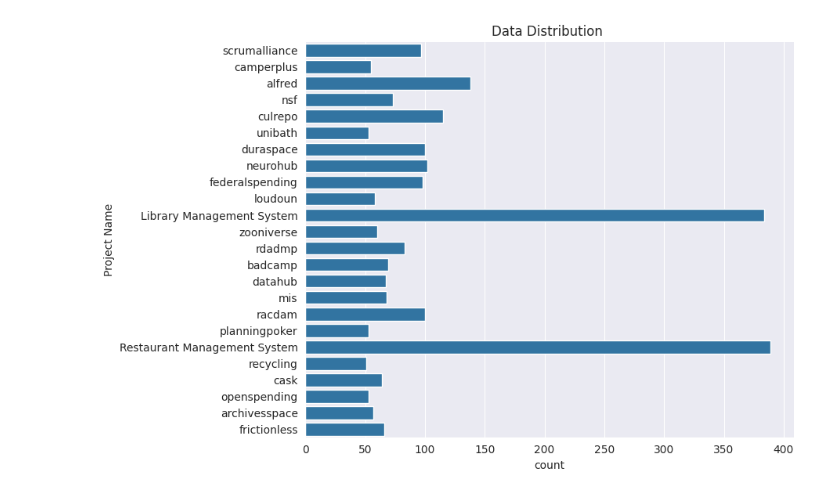
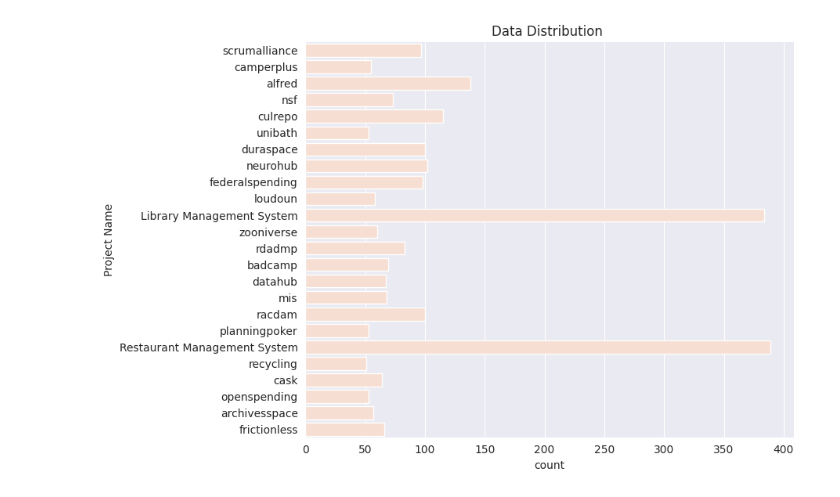
Before and after one commit to RyanGolpayegani/US2SD_Benchmark, a Jupyter notebook: src/test.ipynb, the cells around one changed output. Drawn from its saved outputs; the diff is of its cells as text; code cells hidden in the pictures.

Commit message:
created data dist plot and saved it

```diff
--- a/src/test.ipynb
+++ b/src/test.ipynb
@@ -19,11 +19,13 @@ project_name = list(data.keys())
 number_of_USs = list(data.values())
 # %%
 df = pd.read_csv("../data/All_US.csv")
-sns.set_style("darkgrid")
 # %%
+# sns.set_style("darkgrid")
+sns.set_palette("Reds")
+
 sns.catplot(y='Project Name', kind='count', data=df, height=6, aspect=1.5)
 plt.title("Data Distribution ")
 plt.tight_layout()
 plt.savefig("../images/Data_Dist.png")
 # %% [output]
-[figure, old version]
+[figure, new version]
```
Also changed, not shown: 1 other file.
